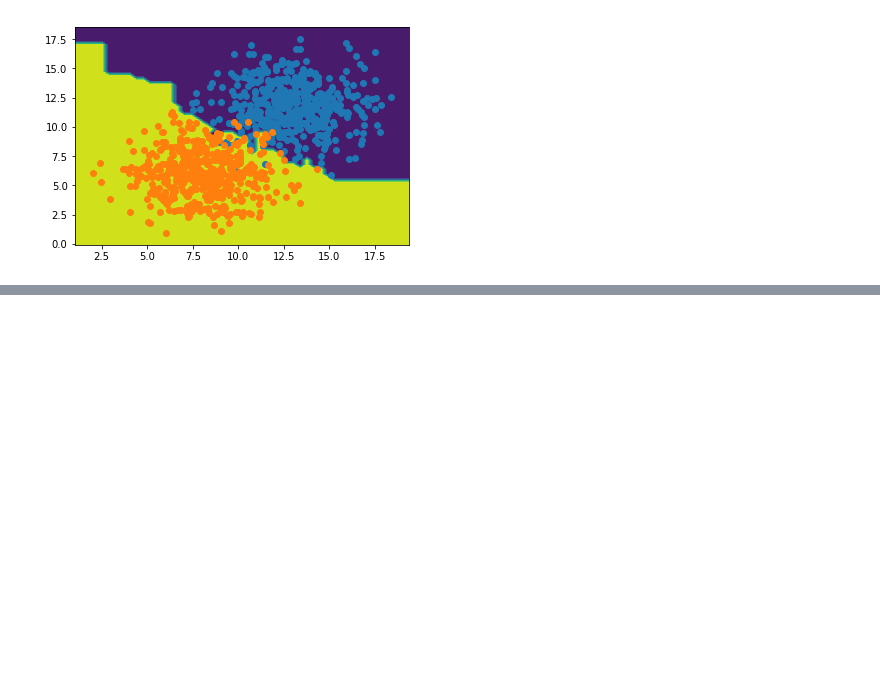
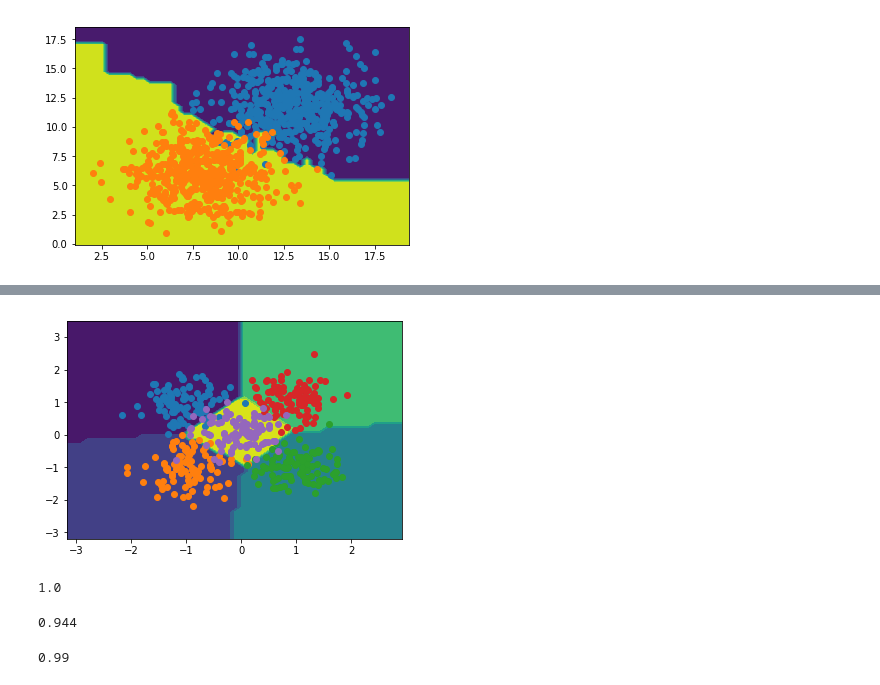
Before and after one commit to ValentinSaulas/self-driving-car-course-udemy, a Jupyter notebook: Keras.ipynb, the cells around one changed output, grey strips where cells are left out. Drawn from its saved outputs; the diff is of its cells as text; code cells hidden in the pictures; blank space fills up the shorter version.

```diff
--- a/Keras.ipynb
+++ b/Keras.ipynb
@@ -133,0 +157,4 @@ plt.scatter(X[n_pts:,0], X[n_pts:,1])
+# %%
+# dealing with categorical value (try without)
+y_cat=to_categorical(y)
+y
@@ -133,0 +179,12 @@ plt.scatter(X[n_pts:,0], X[n_pts:,1])
+# %%
+# creating NN
+model=Sequential()
+model.add(Dense(5,input_shape=(2,),activation="softmax"))
+model.compile(Adam(lr=0.1),
+             "categorical_crossentropy",
+             metrics=["accuracy"])
+# %%
+history=model.fit(X,y_cat,
+                 verbose=1,
+                 batch_size=50,
+                 epochs=60)
@@ -133,0 +209,15 @@ plt.scatter(X[n_pts:,0], X[n_pts:,1])
+# %%
+    def plot_multiclass_decision_boundary(X, y, model):
+        x_span = np.linspace(min(X[:,0]) - 1, max(X[:,0]) + 1)
+        y_span = np.linspace(min(X[:,1]) - 1, max(X[:,1]) + 1)
+        xx, yy = np.meshgrid(x_span, y_span)
+        grid = np.c_[xx.ravel(), yy.ravel()]
+        pred_func = model.predict_classes(grid)
+        z = pred_func.reshape(xx.shape)
+        plt.contourf(xx, yy, z)
+# %%
+plot_multiclass_decision_boundary(X,y,model)
+for val in [0,1,2,3,4]:
+    plt.scatter(X[y==val,0],X[y==val,1])
+# %% [output]
+[figure, added]
@@ -133,0 +232,12 @@ plt.scatter(X[n_pts:,0], X[n_pts:,1])
+# %%
+ExtraTreesClassifier().fit(X,y).score(X,y)
+# %% [output]
+1.0
+# %%
+MLPClassifier().fit(X,y).score(X,y)
+# %% [output]
+0.944
+# %%
+RandomForestClassifier().fit(X,y).score(X,y)
+# %% [output]
+0.99
```
Also changed, not shown: parts of 12 cells of this notebook, 1 other file.
